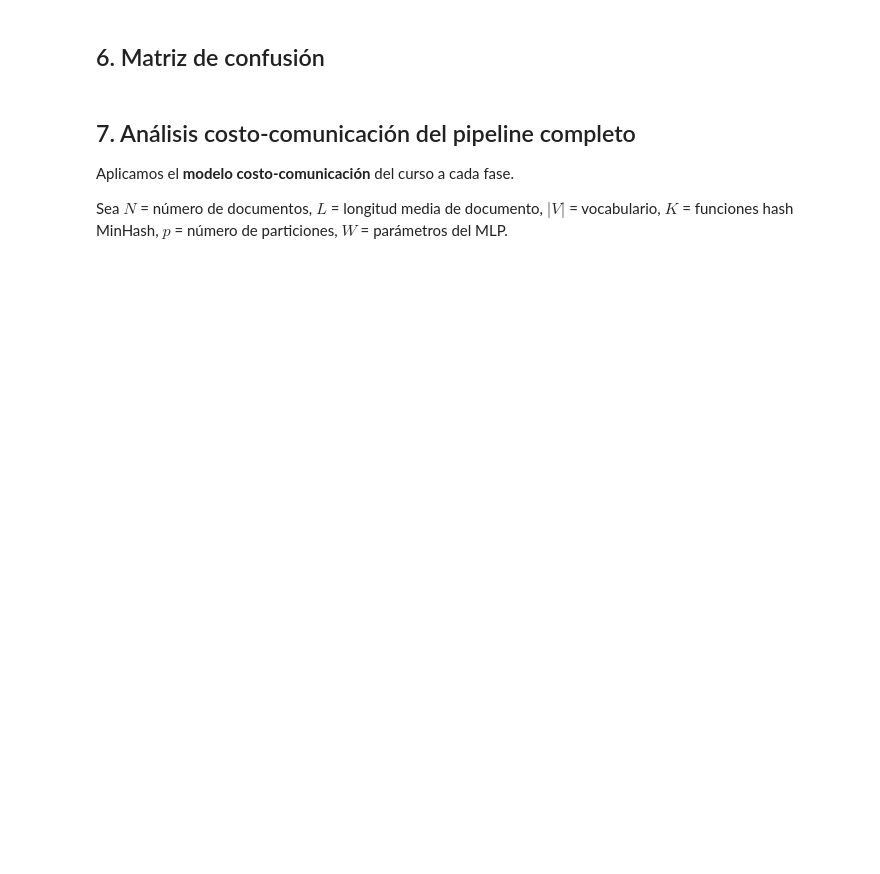
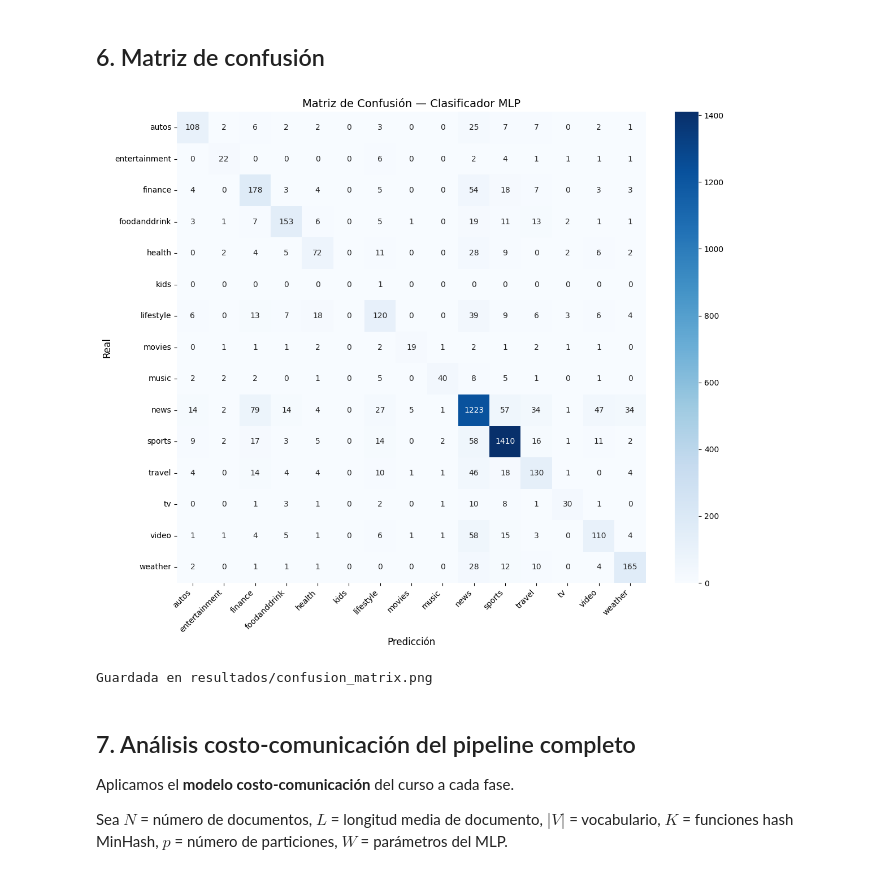
Before and after one commit to valentinaacruz/Proyecto_Datos_Masivos, a Jupyter notebook: notebooks/05_evaluacion.ipynb, the cells around one changed output. Saved outputs shown, nothing was run; the diff lists cells and outputs as text; code cells hidden in the pictures; blank space fills up the shorter version.

```diff
--- a/notebooks/05_evaluacion.ipynb
+++ b/notebooks/05_evaluacion.ipynb
@@ -108,29 +160,31 @@ print(report_df[["precision", "recall", "f1-score", "support"]].to_string(float_
 # %%
 import matplotlib.pyplot as plt
 import seaborn as sns
 from sklearn.metrics import confusion_matrix
 
 cm = confusion_matrix(preds_pd["label"], preds_pd["prediccion"], labels=labels)
 
 fig, ax = plt.subplots(figsize=(12, 10))
 sns.heatmap(
     cm,
     annot=True,
     fmt="d",
     cmap="Blues",
     xticklabels=labels,
     yticklabels=labels,
-    ax=ax
-)
+    ax=ax)
 ax.set_xlabel("Predicción", fontsize=12)
 ax.set_ylabel("Real", fontsize=12)
 ax.set_title("Matriz de Confusión — Clasificador MLP", fontsize=14)
 plt.xticks(rotation=45, ha="right")
 plt.tight_layout()
 
 fig.savefig(os.path.join(OUT_EVAL, "confusion_matrix.png"), dpi=150)
 plt.show()
 print("Guardada en resultados/confusion_matrix.png")
+# %% [output]
+[figure, added]
+Guardada en resultados/confusion_matrix.png
 # %% [markdown]
 ## 7. Análisis costo-comunicación del pipeline completo
 
```
Also changed, not shown: parts of 10 cells of this notebook.
